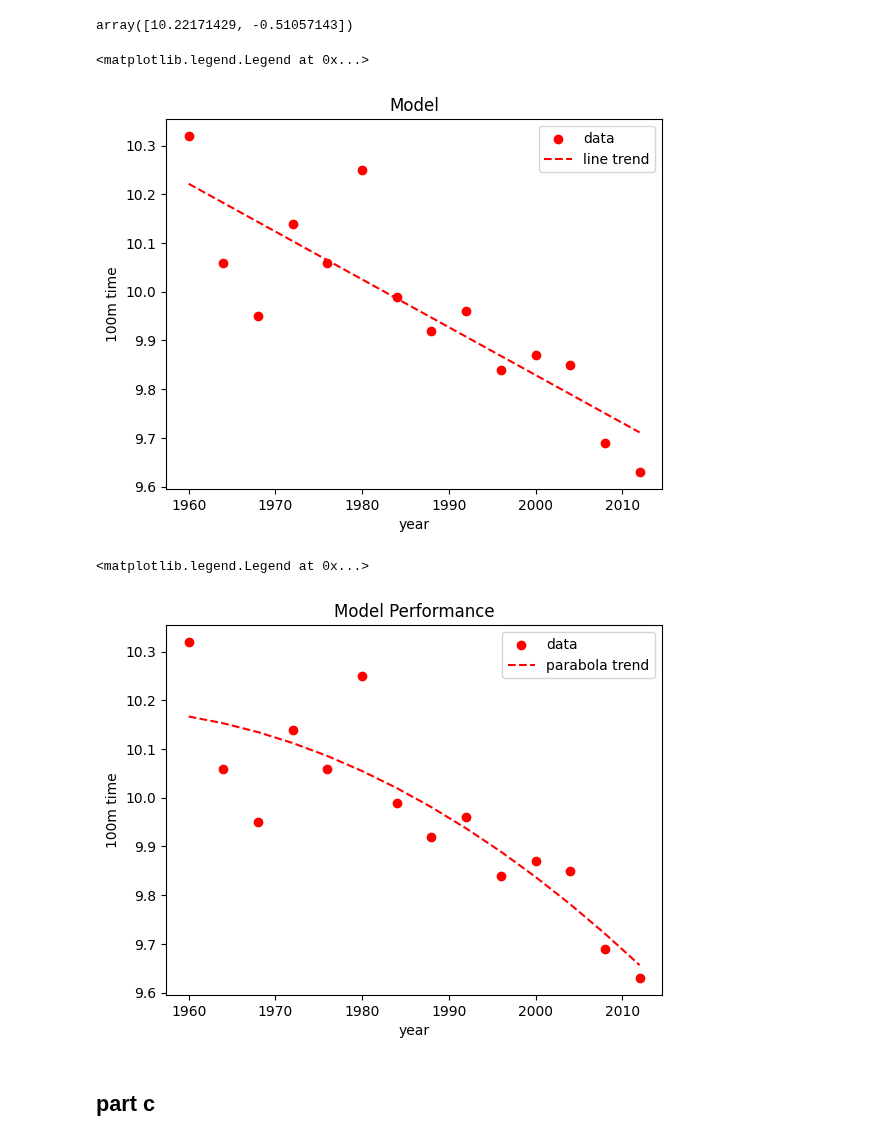
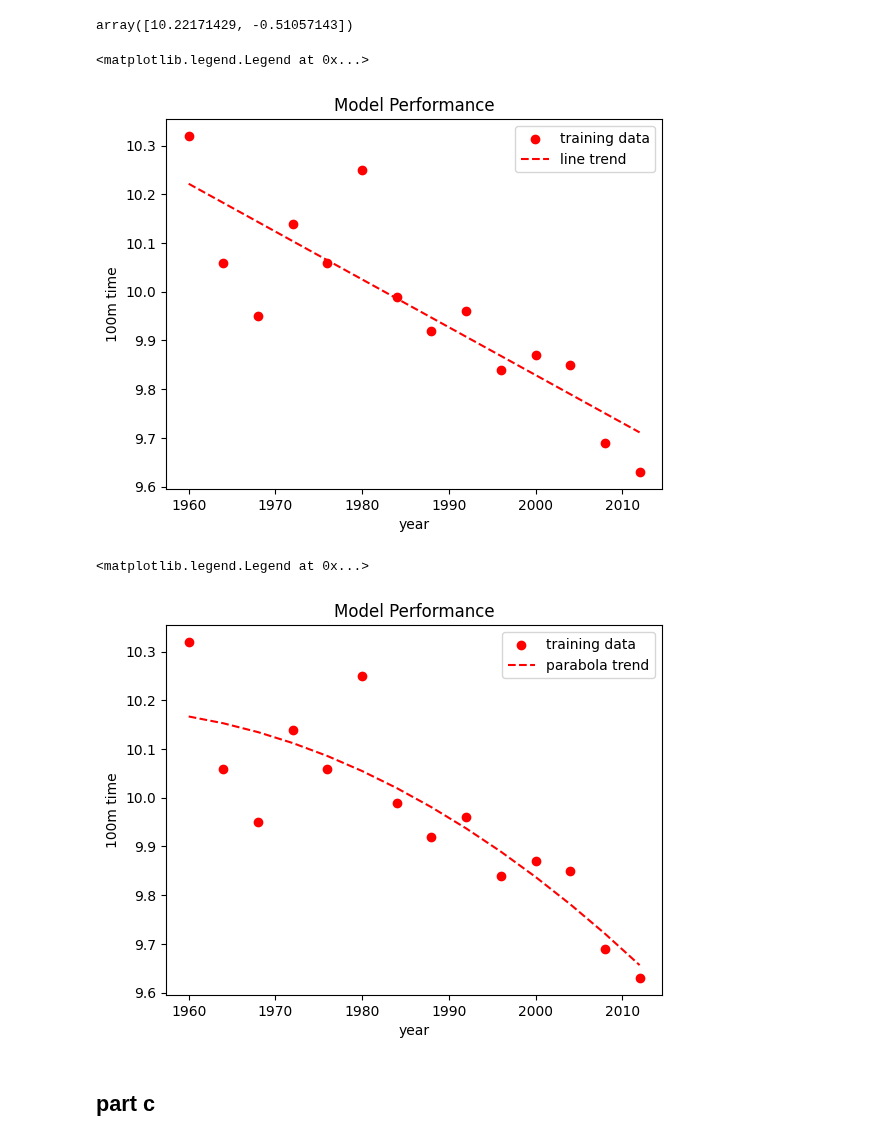
Before and after one commit to andrewholmberg/math_550_numerical_pdes, a Jupyter notebook: LVS Homework 5/homework.ipynb, the cells around one changed output. Cells and saved outputs as stored; diff of their text form; code cells hidden in the pictures.

```diff
--- a/LVS Homework 5/homework.ipynb
+++ b/LVS Homework 5/homework.ipynb
@@ -39,18 +39,18 @@ alpha
 array([10.22171429, -0.51057143])
 # %%
 fig,ax = plt.subplots()
-ax.scatter(X[:,0],X[:,1], facecolor='red',edgecolors='red',label = 'data')
+ax.scatter(X[:,0],X[:,1], facecolor='red',edgecolors='red',label = 'training data')
 ax.plot(X[:,0],f_2(X[:,2]),'red',linestyle='dashed',label = 'line trend')
 ax.set_ylabel('100m time')
 ax.set_xlabel('year')
 ax.set_title('Model Performance')
 plt.legend()
 # %% [output]
 <matplotlib.legend.Legend at 0x...>
-[figure, old version]
+[figure, new version]
 # %%
 fig,ax = plt.subplots()
-ax.scatter(X[:,0],X[:,1], facecolor='red',edgecolors='red',label = 'data')
+ax.scatter(X[:,0],X[:,1], facecolor='red',edgecolors='red',label = 'training data')
 ax.plot(X[:,0],f_3(X[:,2]),'red',linestyle='dashed',label = 'parabola trend')
 ax.set_ylabel('100m time')
 ax.set_xlabel('year')
@@ -60,7 +60,7 @@ ax.set_title('Model Performance')
 plt.legend()
 # %% [output]
 <matplotlib.legend.Legend at 0x...>
-[figure, old version]
+[figure, new version]
 # %% [markdown]
 ## part c
 # %%
```
Also changed, not shown: parts of 2 cells of this notebook, 2 other files.
